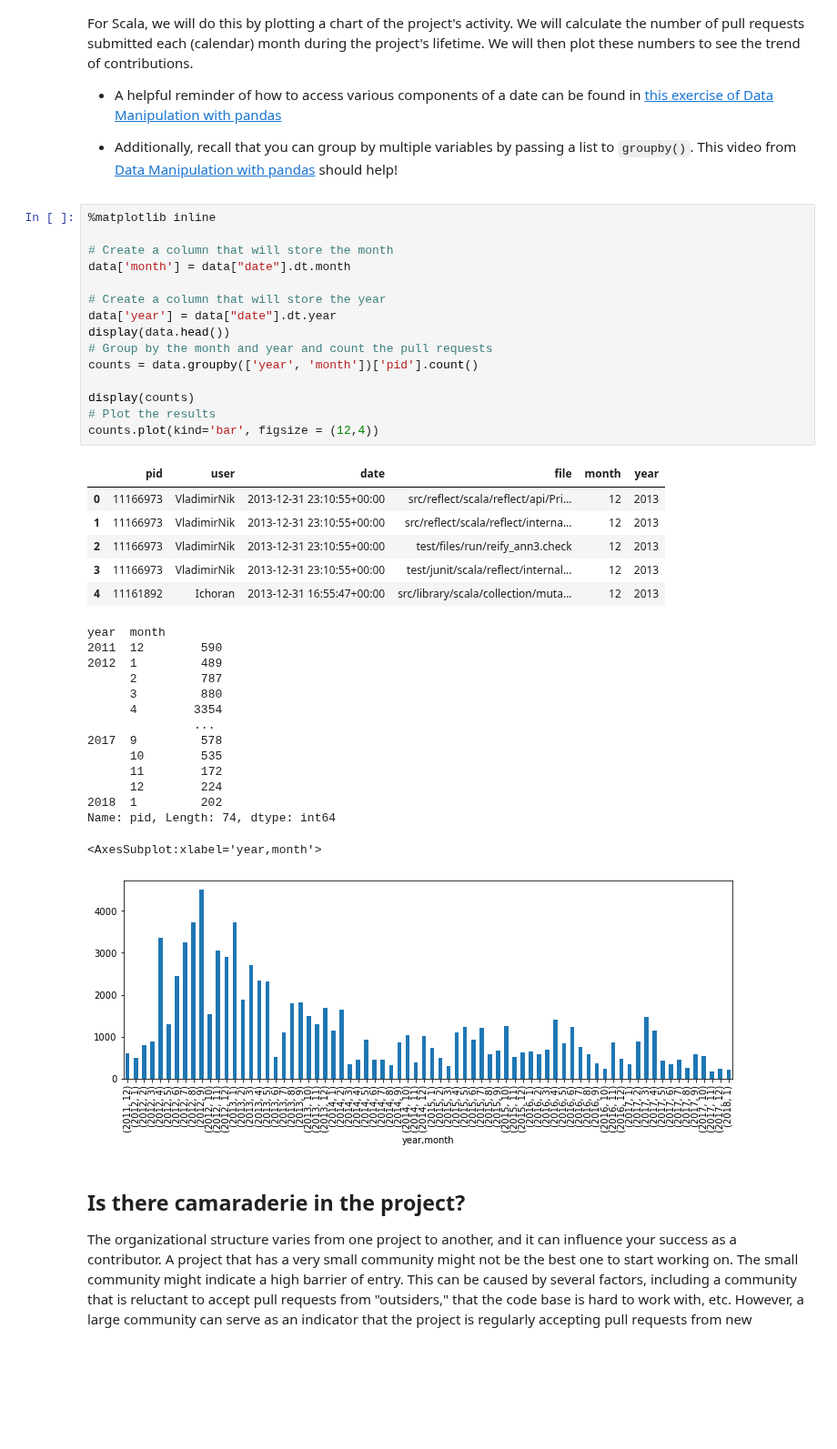
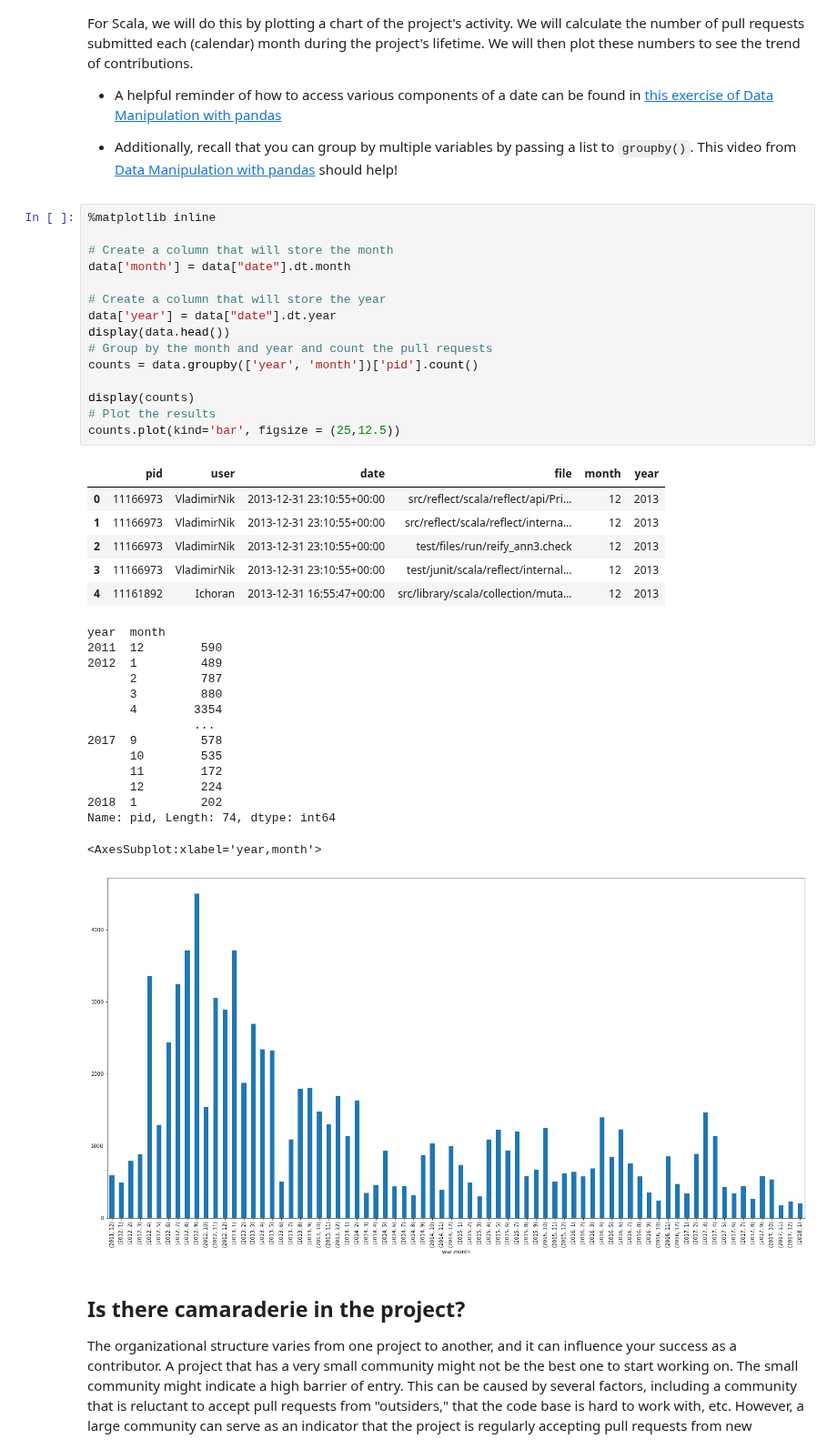
Before and after one commit to anhhaibkhn/Data-Science-selfstudy-notes-Blog, a Jupyter notebook: _notebooks/The GitHub History of the Scala Language/2022-02-16-The GitHub History of the Scala Language.ipynb, the cells around one changed output. Shown at 91% size. Drawn from its saved outputs; the diff is of its cells as text; blank space fills up the shorter version.

Commit message:
Scale up some plt images

```diff
--- a/_notebooks/The GitHub History of the Scala Language/2022-02-16-The GitHub History of the Scala Language.ipynb
+++ b/_notebooks/The GitHub History of the Scala Language/2022-02-16-The GitHub History of the Scala Language.ipynb
@@ -128,35 +131,35 @@ data['month'] = data["date"].dt.month
 
 # Create a column that will store the year
 data['year'] = data["date"].dt.year
 display(data.head())
 # Group by the month and year and count the pull requests
 counts = data.groupby(['year', 'month'])['pid'].count()
 
 display(counts)
 # Plot the results
-counts.plot(kind='bar', figsize = (12,4))
+counts.plot(kind='bar', figsize = (25,12.5))
 # %% [output]
 |  | pid | user | date | file | month | year |
 | 0 | 11166973 | VladimirNik | 2013-12-31 23:10:55+00:00 | src/reflect/scala/reflect/api/Pri... | 12 | 2013 |
 | 1 | 11166973 | VladimirNik | 2013-12-31 23:10:55+00:00 | src/reflect/scala/reflect/interna... | 12 | 2013 |
 | 2 | 11166973 | VladimirNik | 2013-12-31 23:10:55+00:00 | test/files/run/reify_ann3.check | 12 | 2013 |
 | 3 | 11166973 | VladimirNik | 2013-12-31 23:10:55+00:00 | test/junit/scala/reflect/internal... | 12 | 2013 |
 | 4 | 11161892 | Ichoran | 2013-12-31 16:55:47+00:00 | src/library/scala/collection/muta... | 12 | 2013 |
 year  month
 2011  12        590
 2012  1         489
       2         787
       3         880
       4        3354
                ...
 2017  9         578
       10        535
       11        172
       12        224
 2018  1         202
 Name: pid, Length: 74, dtype: int64
 <AxesSubplot:xlabel='year,month'>
-[figure, old version]
+[figure, new version]
 # %% [markdown]
 ## Is there camaraderie in the project?
 <p>The organizational structure varies from one project to another, and it can influence your success as a contributor. A project that has a very small community might not be the best one to start working on. The small community might indicate a high barrier of entry. This can be caused by several factors, including a community that is reluctant to accept pull requests from "outsiders," that the code base is hard to work with, etc. However, a large community can serve as an indicator that the project is regularly accepting pull requests from new contributors. Such a project would be a good place to start.</p>
```
Also changed, not shown: parts of 4 cells of this notebook, 2 other files.
